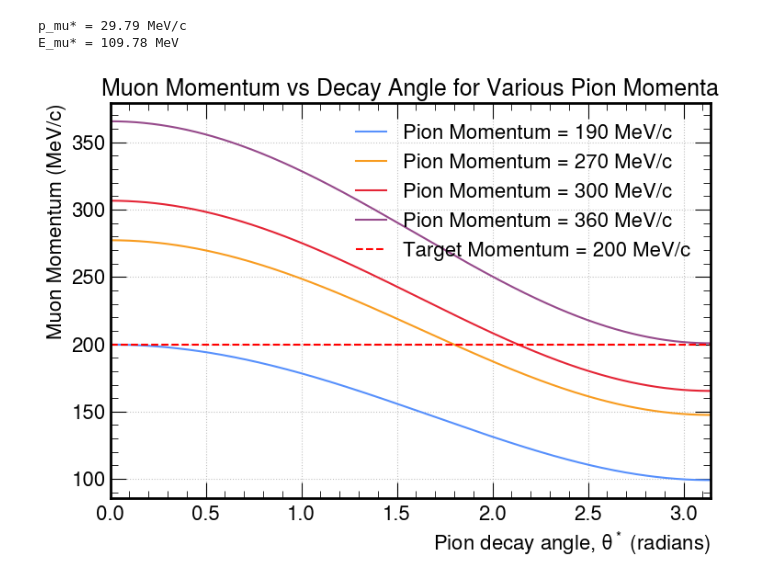
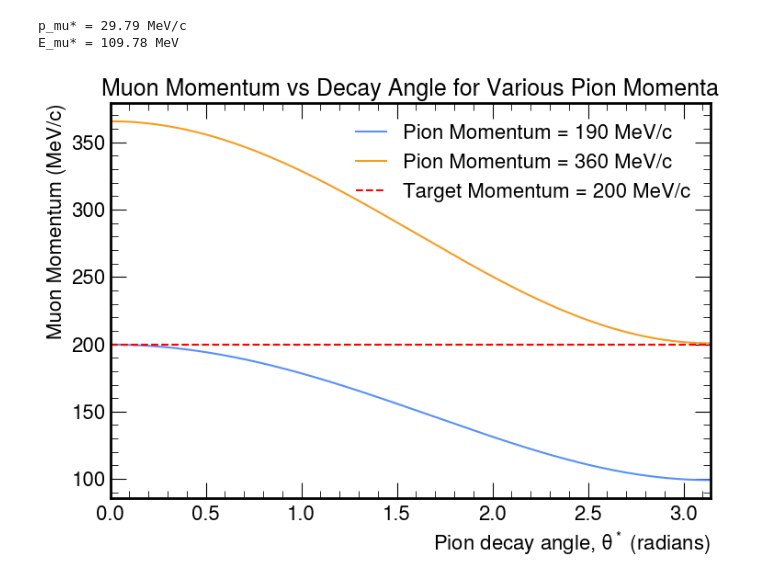
Before and after one commit to ralharthy/mucol-targetstudy, a Jupyter notebook: calculations/PionMomentumRange.ipynb, the cells around one changed output. Saved outputs shown, nothing was run; the diff lists cells and outputs as text; code cells hidden in the pictures.

```diff
--- a/calculations/PionMomentumRange.ipynb
+++ b/calculations/PionMomentumRange.ipynb
@@ -52,6 +49,9 @@ pion_momenta = [190, 270, 300, 360]
 p_mu* = 29.79 MeV/c
 E_mu* = 109.78 MeV
 # %%
+# Pion momenta defining the acceptance window
+pion_momenta = [190, 360]
+
 # ----------------------------------------------------
 # Plot
 # ----------------------------------------------------
@@ -62,32 +62,32 @@ ax.patch.set_alpha(0)
 # define the fontsize used in the plot
 fs = 16
 
 for p_pi in pion_momenta:
     p_mu = muon_momentum_lab(p_pi, theta)
 
     plt.plot(
         theta,
         p_mu,
         label=f'Pion Momentum = {p_pi:.0f} MeV/c'
     )
 
 # Target momentum
 plt.axhline(
     200,
     linestyle='--',
     color='red',
     label='Target Momentum = 200 MeV/c'
 )
 
 ax.tick_params(axis='both', labelsize = fs)
 plt.xlabel(r'Pion decay angle, $\theta^*$ (radians)', fontsize = fs)
 plt.ylabel('Muon Momentum (MeV/c)', fontsize = fs)
 plt.title('Muon Momentum vs Decay Angle for Various Pion Momenta', fontsize = 18)
 plt.xlim(0, np.pi)
-plt.grid(True)
+# plt.grid(True)
 plt.legend(fontsize = 16)
 
 plt.tight_layout()
 plt.show()
 # %% [output]
-[figure, old version]
+[figure, new version]
```
Also changed, not shown: parts of 1 cell of this notebook, 19 other files.
